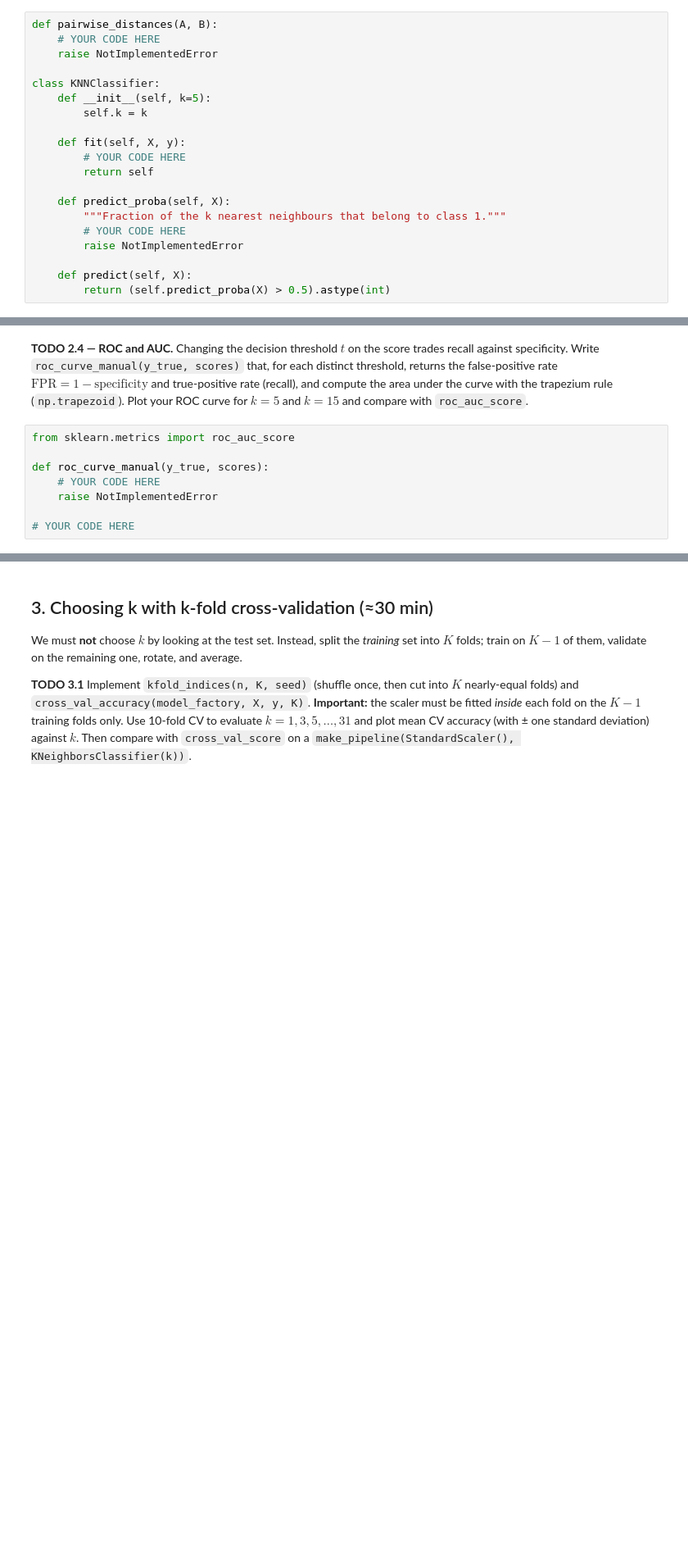
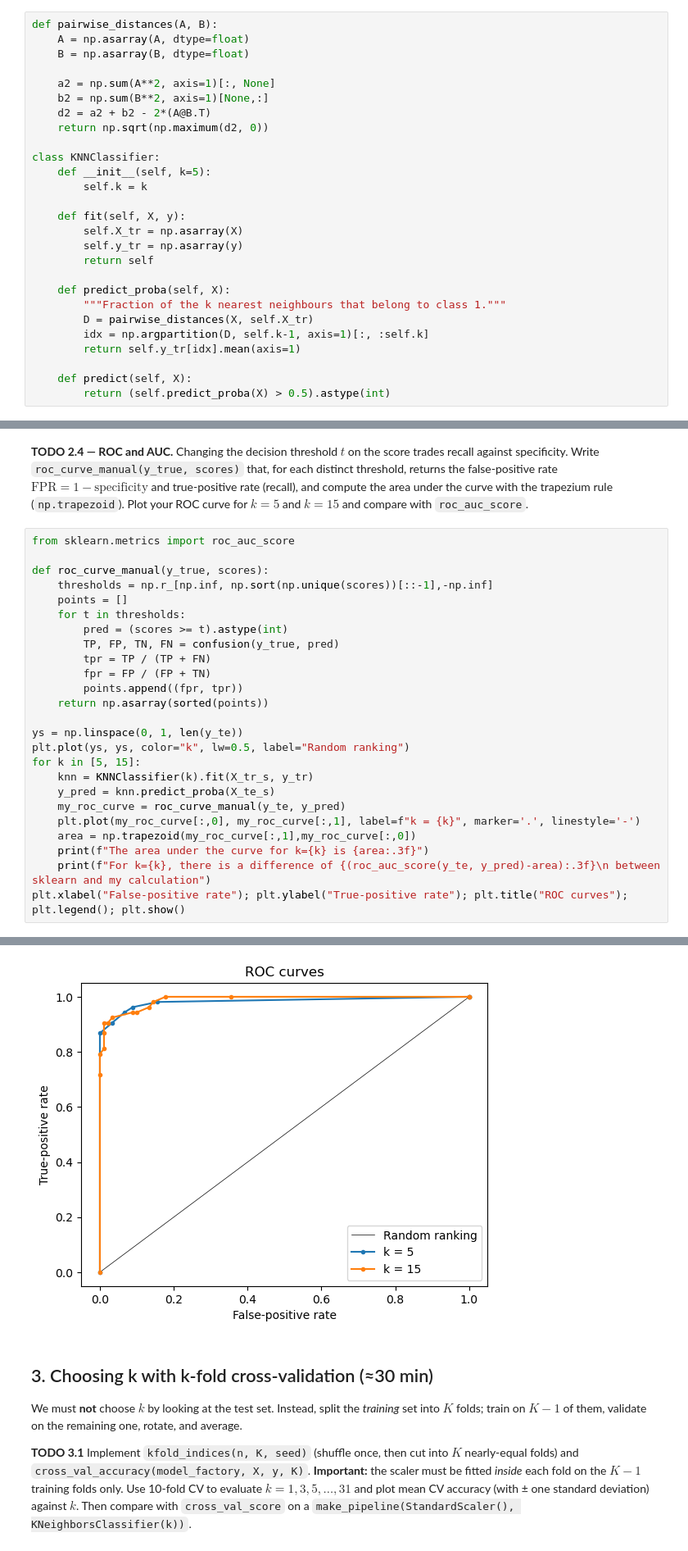
Before and after one commit to AxelTettenbornDurham/AI_lab_coursework, a Jupyter notebook: P6_knn_classifier_evaluation.ipynb, the cells around one changed output, grey strips where cells are left out. Shown at 82% size. Cells and saved outputs as stored; diff of their text form; blank space fills up the shorter version.

```diff
--- a/P6_knn_classifier_evaluation.ipynb
+++ b/P6_knn_classifier_evaluation.ipynb
@@ -40,21 +42,28 @@ $\lVert\mathbf a-\mathbf b\rVert^2 = \lVert\mathbf a\rVert^2 + \lVert\mathbf b\r
 **TODO 1.2** Complete `KNNClassifier` (binary labels 0/1). `np.argsort` or `np.argpartition` will help.
 # %%
 def pairwise_distances(A, B):
-    # YOUR CODE HERE
-    raise NotImplementedError
+    A = np.asarray(A, dtype=float)
+    B = np.asarray(B, dtype=float)
+
+    a2 = np.sum(A**2, axis=1)[:, None]
+    b2 = np.sum(B**2, axis=1)[None,:]
+    d2 = a2 + b2 - 2*(A@B.T)
+    return np.sqrt(np.maximum(d2, 0))
 
 class KNNClassifier:
     def __init__(self, k=5):
         self.k = k
 
     def fit(self, X, y):
-        # YOUR CODE HERE
+        self.X_tr = np.asarray(X)
+        self.y_tr = np.asarray(y)
         return self
 
     def predict_proba(self, X):
         """Fraction of the k nearest neighbours that belong to class 1."""
-        # YOUR CODE HERE
-        raise NotImplementedError
+        D = pairwise_distances(X, self.X_tr)
+        idx = np.argpartition(D, self.k-1, axis=1)[:, :self.k]
+        return self.y_tr[idx].mean(axis=1)
 
     def predict(self, X):
         return (self.predict_proba(X) > 0.5).astype(int)
@@ -109,7 +186,25 @@ $k=15$ and compare with `roc_auc_score`.
 from sklearn.metrics import roc_auc_score
 
 def roc_curve_manual(y_true, scores):
-    # YOUR CODE HERE
-    raise NotImplementedError
+    thresholds = np.r_[np.inf, np.sort(np.unique(scores))[::-1],-np.inf]
+    points = []
+    for t in thresholds:
+        pred = (scores >= t).astype(int)
+        TP, FP, TN, FN = confusion(y_true, pred)
+        tpr = TP / (TP + FN)
+        fpr = FP / (FP + TN)
+        points.append((fpr, tpr))
+    return np.asarray(sorted(points))
 
-# YOUR CODE HERE
+ys = np.linspace(0, 1, len(y_te))
+plt.plot(ys, ys, color="k", lw=0.5, label="Random ranking")
+for k in [5, 15]:
+    knn = KNNClassifier(k).fit(X_tr_s, y_tr)
+    y_pred = knn.predict_proba(X_te_s)
+    my_roc_curve = roc_curve_manual(y_te, y_pred)
+    plt.plot(my_roc_curve[:,0], my_roc_curve[:,1], label=f"k = {k}", marker='.', linestyle='-')
+    area = np.trapezoid(my_roc_curve[:,1],my_roc_curve[:,0])
+    print(f"The area under the curve for k={k} is {area:.3f}")
+    print(f"For k={k}, there is a difference of {(roc_auc_score(y_te, y_pred)-area):.3f}\n between sklearn and my calculation")
+plt.xlabel("False-positive rate"); plt.ylabel("True-positive rate"); plt.title("ROC curves"); plt.legend(); plt.show()
+# %% [output]
@@ -116,3 +217,4 @@ def roc_curve_manual(y_true, scores):
+[figure, added]
 # %% [markdown]
 ## 3. Choosing k with k-fold cross-validation (≈30 min)
 We must **not** choose $k$ by looking at the test set. Instead, split the *training* set into $K$ folds;
```
Also changed, not shown: parts of 8 cells of this notebook, 3 other files.
